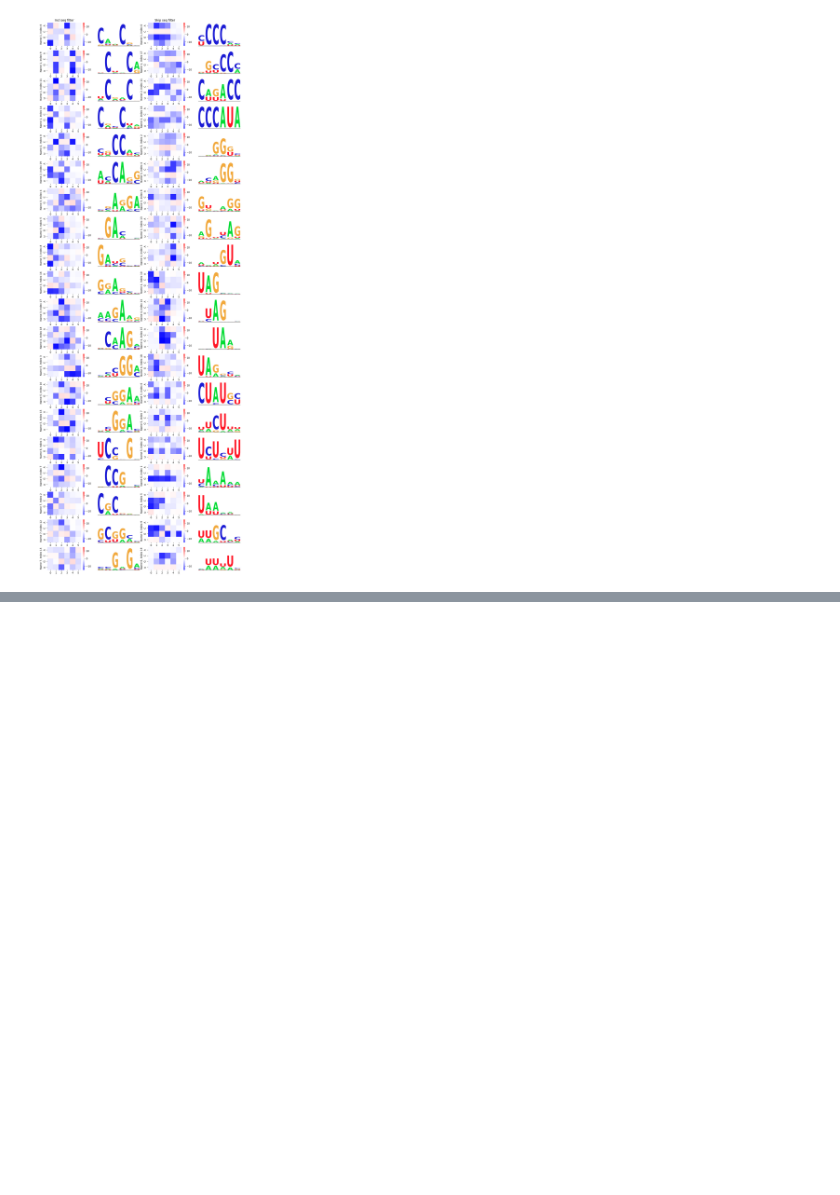
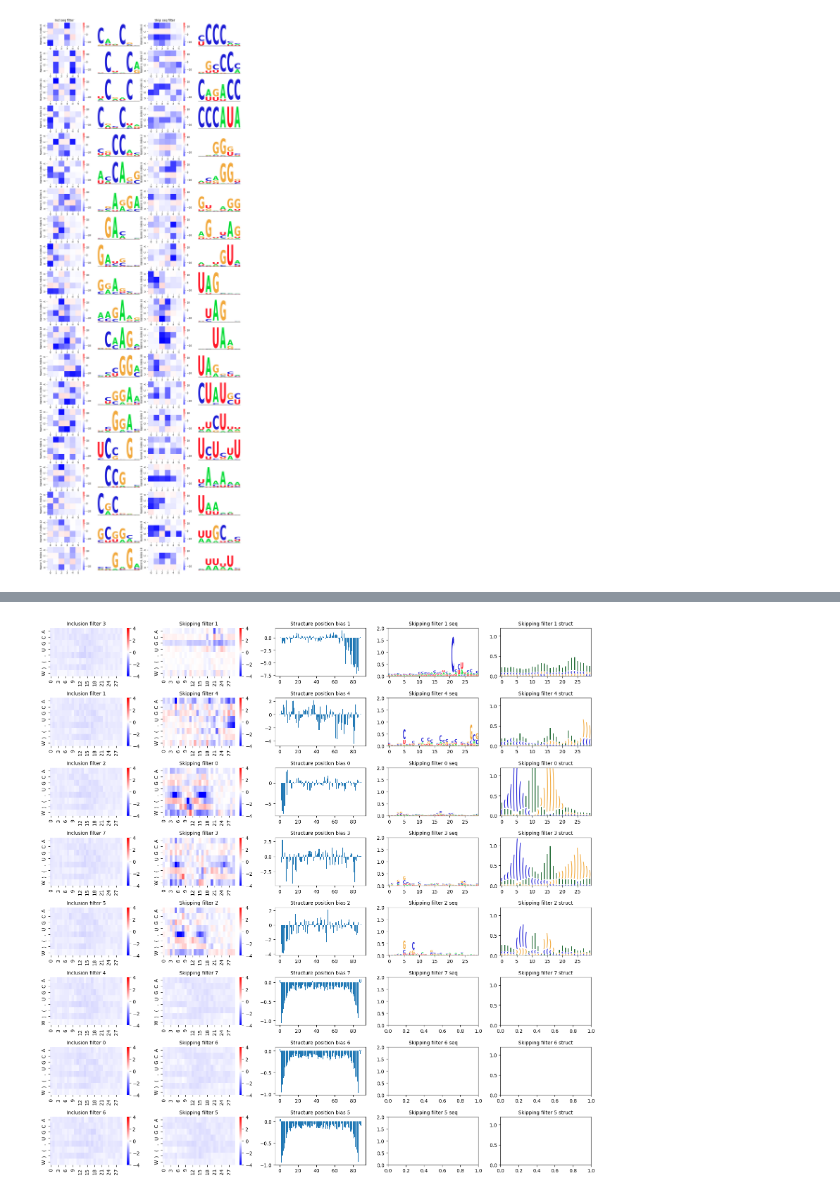
Before and after one commit to Liao-Group/interpretable-splicing-visualization, a Jupyter notebook: notebooks/sequence_logo.ipynb, the cells around one changed output, grey strips where cells are left out. Cells and saved outputs as stored; diff of their text form; code cells hidden in the pictures; blank space fills up the shorter version.

Commit message:
Complete feature legend

```diff
--- a/notebooks/sequence_logo.ipynb
+++ b/notebooks/sequence_logo.ipynb
@@ -114,0 +81,95 @@ for i in range(num_seq_filters):
+# %%
+xTr = load(f"../data/xTr_ES7_HeLa_ABC.pkl.gz")
+
+num_struct_filters = model.get_layer('c_incl_struct').kernel.shape[2]
+struct_filter_width = model.get_layer("c_incl_struct").kernel.shape[0]
+input_length = model.input[0].shape[1]
+
+left_struct_pad = (struct_filter_width - 1) // 2
+right_struct_pad = struct_filter_width - 1 - left_struct_pad
+struct_left_cutoff = left_struct_pad - 2
+struct_right_cutoff = right_struct_pad - 3
+
+structure_out_model = Model(inputs=model.inputs, outputs=[
+    model.get_layer("activation_2").output,
+    model.get_layer("activation_3").output
+])
+
+incl_conv_W, incl_conv_b = model.get_layer('c_incl_struct').weights
+skip_conv_W, skip_conv_b = model.get_layer('c_skip_struct').weights
+
+N = 1000
+xTr_subset = [xTr[0][:N], xTr[1][:N], xTr[2][:N]]
+incl_acts, skip_acts = structure_out_model.predict(xTr_subset, verbose=0, batch_size=20)
+
+incl_order = np.argsort(incl_acts[..., num_seq_filters:].sum(axis=1).mean(axis=0))[::-1]
+skip_order = np.argsort(skip_acts[..., num_seq_filters:].sum(axis=1).mean(axis=0))[::-1]
+
+xTr_subset_nt = figutils.oh_2_str(xTr_subset[0], kind='seq')
+A = extract_str_patches(xTr_subset_nt, struct_filter_width)
+B = [(c, *d) for a, b in zip(
+    A, skip_acts[:, struct_left_cutoff:-struct_right_cutoff, num_seq_filters:])
+     for c, d in zip(a, b)]
+acts_df = pd.DataFrame(B,
+                       columns=['input'] +
+                       [f'f{i}' for i in range(num_struct_filters)])
+
+xTr_struct_subset_nt = oh_2_str(xTr_subset[1], kind='struct')
+As = extract_str_patches(xTr_struct_subset_nt, struct_filter_width)
+Bs = [(c, *d) for a, b in zip(
+    As, skip_acts[:, struct_left_cutoff:-struct_right_cutoff,
+                  num_seq_filters:]) for c, d in zip(a, b)]
+acts_df_struct = pd.DataFrame(Bs,
+                              columns=['input'] +
+                              [f'f{i}' for i in range(num_struct_filters)])
+
+fig, axarr = plt.subplots(num_struct_filters,
+                          5,
+                          figsize=(16, 16),
+                          dpi=100,
+                          sharex=False,
+                          sharey=False)
+
+M = model.get_layer('position_bias_skip_struct').kernel.numpy()
+for i in range(num_struct_filters):
+    sns.heatmap(incl_conv_W[..., incl_order[i]].numpy().T,
+                cmap='bwr',
+                ax=axarr[i, 0],
+                vmin=-4,
+                vmax=4)
+    axarr[i, 0].set_yticks(np.arange(8) + 0.5)
+    axarr[i, 0].set_yticklabels(("A", "C", "G", "U", ".", "(", ")", "W"),
+                                fontsize=10)
+    axarr[i, 0].set_title(f'Inclusion filter {incl_order[i]}', fontsize=10)
+
+    sns.heatmap(skip_conv_W[..., skip_order[i]].numpy().T,
+                cmap='bwr',
+                ax=axarr[i, 1],
+                vmin=-4,
+                vmax=4)
+    axarr[i, 1].set_yticks(np.arange(8) + 0.5)
+    axarr[i, 1].set_yticklabels(("A", "C", "G", "U", ".", "(", ")", "W"),
+                                fontsize=10)
+    axarr[i, 1].set_title(f'Skipping filter {skip_order[i]}', fontsize=10)
+
+    axarr[i, 2].bar(range(input_length), M[:, skip_order[i]])
+    axarr[i, 2].set_title(f'Structure position bias {skip_order[i]}', fontsize=10)
+
+    df = acts_df[['input', f'f{skip_order[i]}']]
+    df.columns = ['input', 'activation']
+    df = df.reset_index()
+    sequence_logo.plot_logo(df, 2, axarr[i, 3])
+    axarr[i, 3].set_ylim(0, 2)
+    axarr[i, 3].set_title(f'Skipping filter {skip_order[i]} seq', fontsize=10)
+
+    dfS = acts_df_struct[['input', f'f{skip_order[i]}']]
+    dfS.columns = ['input', 'activation']
+    dfS = dfS.reset_index(drop=True)
+    sequence_logo.plot_logo(dfS, 1, axarr[i, 4], nts=['.', '(', ')'], color_map={".": "#1f6933", "(": "#1c1cd5", ")": "#f2a93c"})
+    axarr[i, 4].set_ylim(0, 1.2)
+    axarr[i, 4].set_title(f'Skipping filter {skip_order[i]} struct', fontsize=10)
+
+
+plt.tight_layout()
+# %% [output]
+[figure, added]
```
Also changed, not shown: parts of 3 cells of this notebook, 3 other files.
